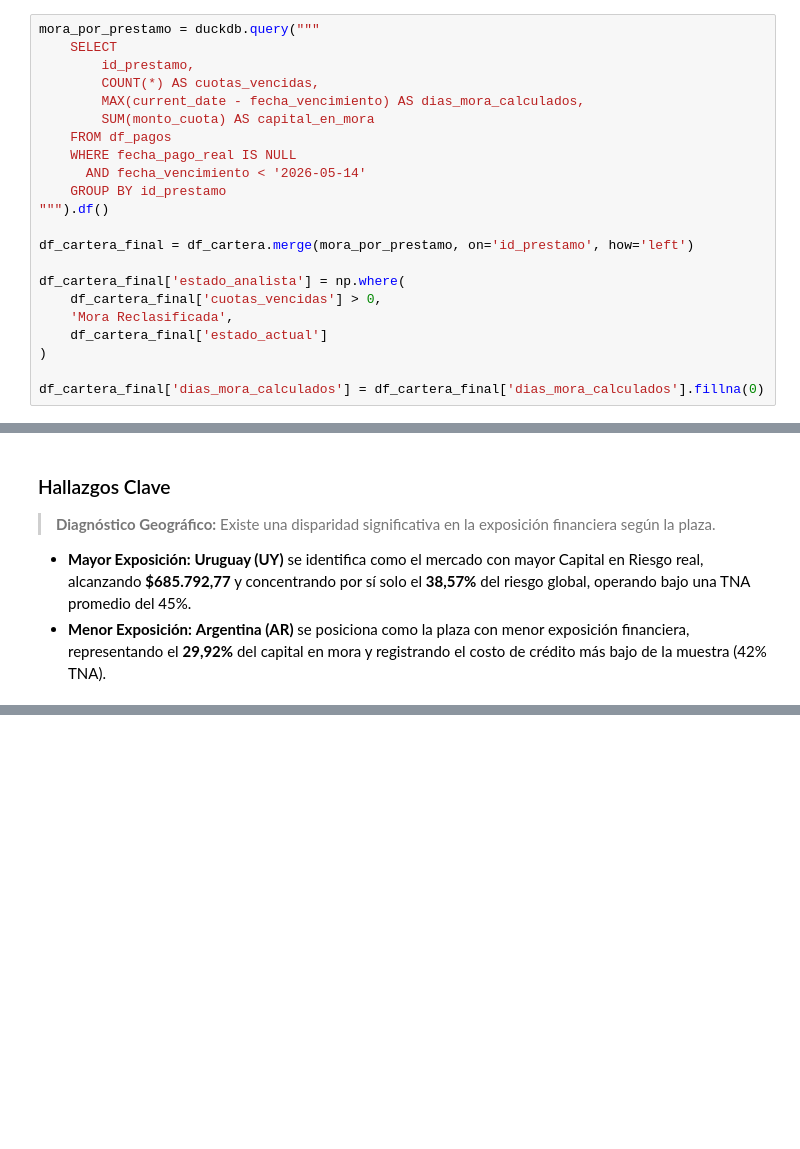
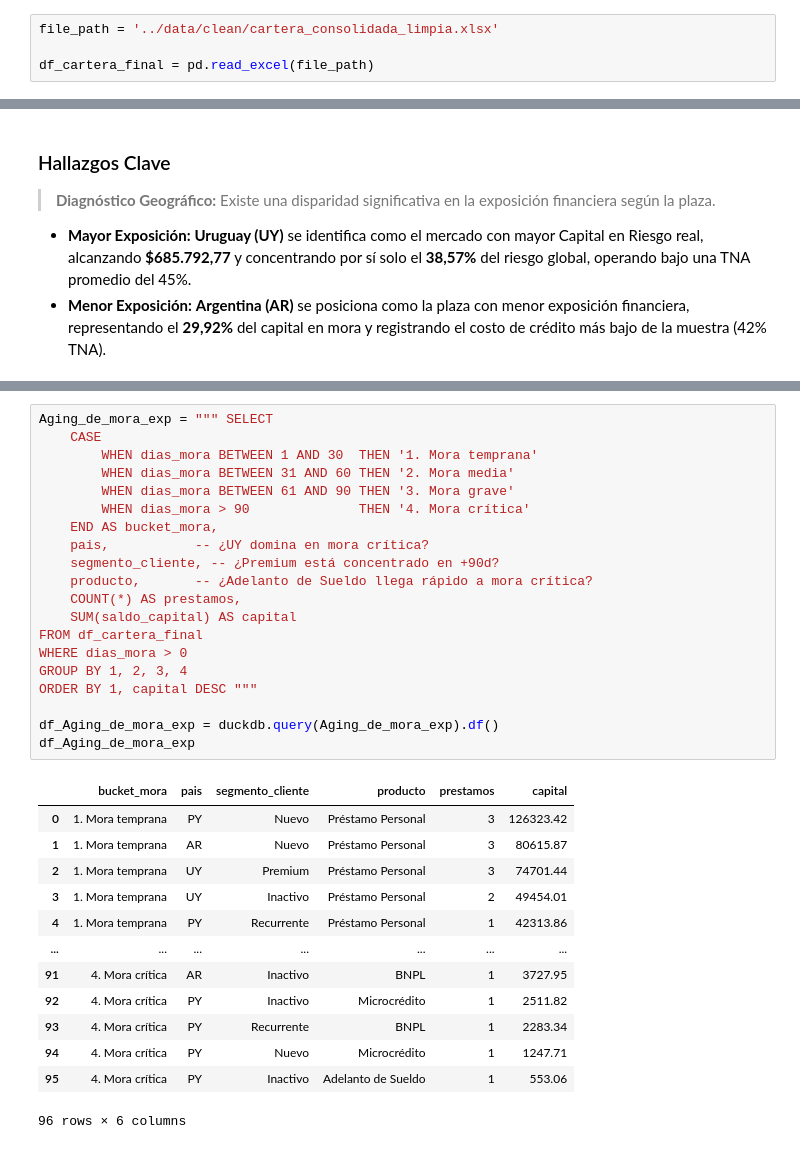
Before and after one commit to FrancoRobottiWork/Analista-de-Proyeccion-de-Riesgo, a Jupyter notebook: notebooks/02_sql_analitico.ipynb, the cells around one changed output, grey strips where cells are left out. Drawn from its saved outputs; the diff is of its cells as text; blank space fills up the shorter version.

```diff
--- a/notebooks/02_sql_analitico.ipynb
+++ b/notebooks/02_sql_analitico.ipynb
@@ -31,26 +30,8 @@ Cartera cargada: 400 registros.
 Pagos cargados: 1349 registros.
 # %%
-mora_por_prestamo = duckdb.query("""
-    SELECT
-        id_prestamo,
-        COUNT(*) AS cuotas_vencidas,
-        MAX(current_date - fecha_vencimiento) AS dias_mora_calculados,
-        SUM(monto_cuota) AS capital_en_mora
-    FROM df_pagos
-    WHERE fecha_pago_real IS NULL
-      AND fecha_vencimiento < '2026-05-14'
-    GROUP BY id_prestamo
-""").df()
+file_path = '../data/clean/cartera_consolidada_limpia.xlsx'
 
-df_cartera_final = df_cartera.merge(mora_por_prestamo, on='id_prestamo', how='left')
-
-df_cartera_final['estado_analista'] = np.where(
-    df_cartera_final['cuotas_vencidas'] > 0,
-    'Mora Reclasificada',
-    df_cartera_final['estado_actual']
-)
-
-df_cartera_final['dias_mora_calculados'] = df_cartera_final['dias_mora_calculados'].fillna(0)
+df_cartera_final = pd.read_excel(file_path)
 # %% [markdown]
 ## Consultas Analíticas: Diagnóstico de Riesgo
 
@@ -296,0 +322,34 @@ plt.savefig("capital_en_riesgo_pais.png", bbox_inches='tight', dpi=300)
+# %%
+Aging_de_mora_exp = """ SELECT
+    CASE
+        WHEN dias_mora BETWEEN 1 AND 30  THEN '1. Mora temprana'
+        WHEN dias_mora BETWEEN 31 AND 60 THEN '2. Mora media'
+        WHEN dias_mora BETWEEN 61 AND 90 THEN '3. Mora grave'
+        WHEN dias_mora > 90              THEN '4. Mora crítica'
+    END AS bucket_mora,
+    pais,           -- ¿UY domina en mora crítica?
+    segmento_cliente, -- ¿Premium está concentrado en +90d?
+    producto,       -- ¿Adelanto de Sueldo llega rápido a mora crítica?
+    COUNT(*) AS prestamos,
+    SUM(saldo_capital) AS capital
+FROM df_cartera_final
+WHERE dias_mora > 0
+GROUP BY 1, 2, 3, 4
+ORDER BY 1, capital DESC """
+
+df_Aging_de_mora_exp = duckdb.query(Aging_de_mora_exp).df()
+df_Aging_de_mora_exp
+# %% [output]
+|  | bucket_mora | pais | segmento_cliente | producto | prestamos | capital |
+| 0 | 1. Mora temprana | PY | Nuevo | Préstamo Personal | 3 | 126323.42 |
+| 1 | 1. Mora temprana | AR | Nuevo | Préstamo Personal | 3 | 80615.87 |
+| 2 | 1. Mora temprana | UY | Premium | Préstamo Personal | 3 | 74701.44 |
+| 3 | 1. Mora temprana | UY | Inactivo | Préstamo Personal | 2 | 49454.01 |
+| 4 | 1. Mora temprana | PY | Recurrente | Préstamo Personal | 1 | 42313.86 |
+| ... | ... | ... | ... | ... | ... | ... |
+| 91 | 4. Mora crítica | AR | Inactivo | BNPL | 1 | 3727.95 |
+| 92 | 4. Mora crítica | PY | Inactivo | Microcrédito | 1 | 2511.82 |
+| 93 | 4. Mora crítica | PY | Recurrente | BNPL | 1 | 2283.34 |
+| 94 | 4. Mora crítica | PY | Nuevo | Microcrédito | 1 | 1247.71 |
+| 95 | 4. Mora crítica | PY | Inactivo | Adelanto de Sueldo | 1 | 553.06 |
+96 rows × 6 columns
```
Also changed, not shown: parts of 12 cells of this notebook, 16 other files.
